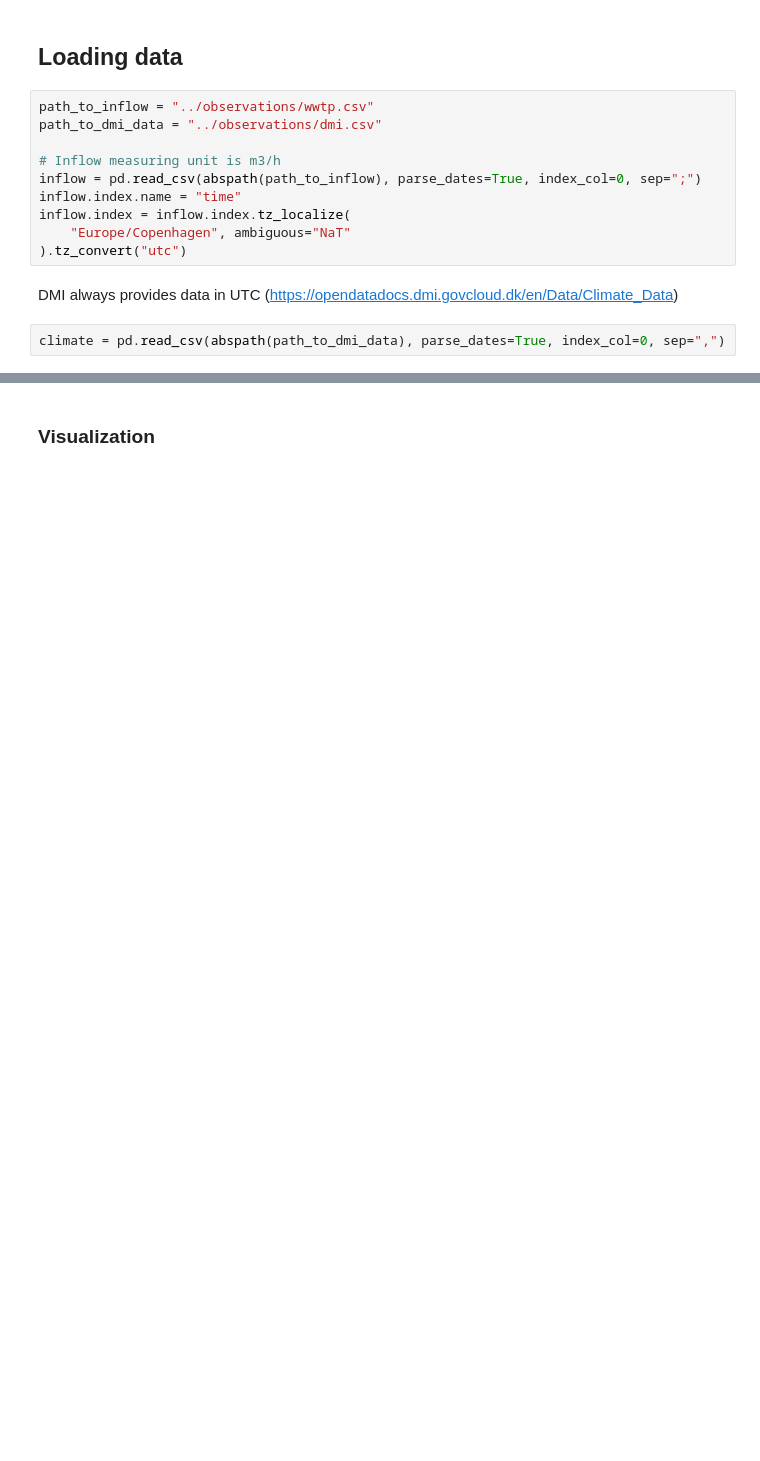
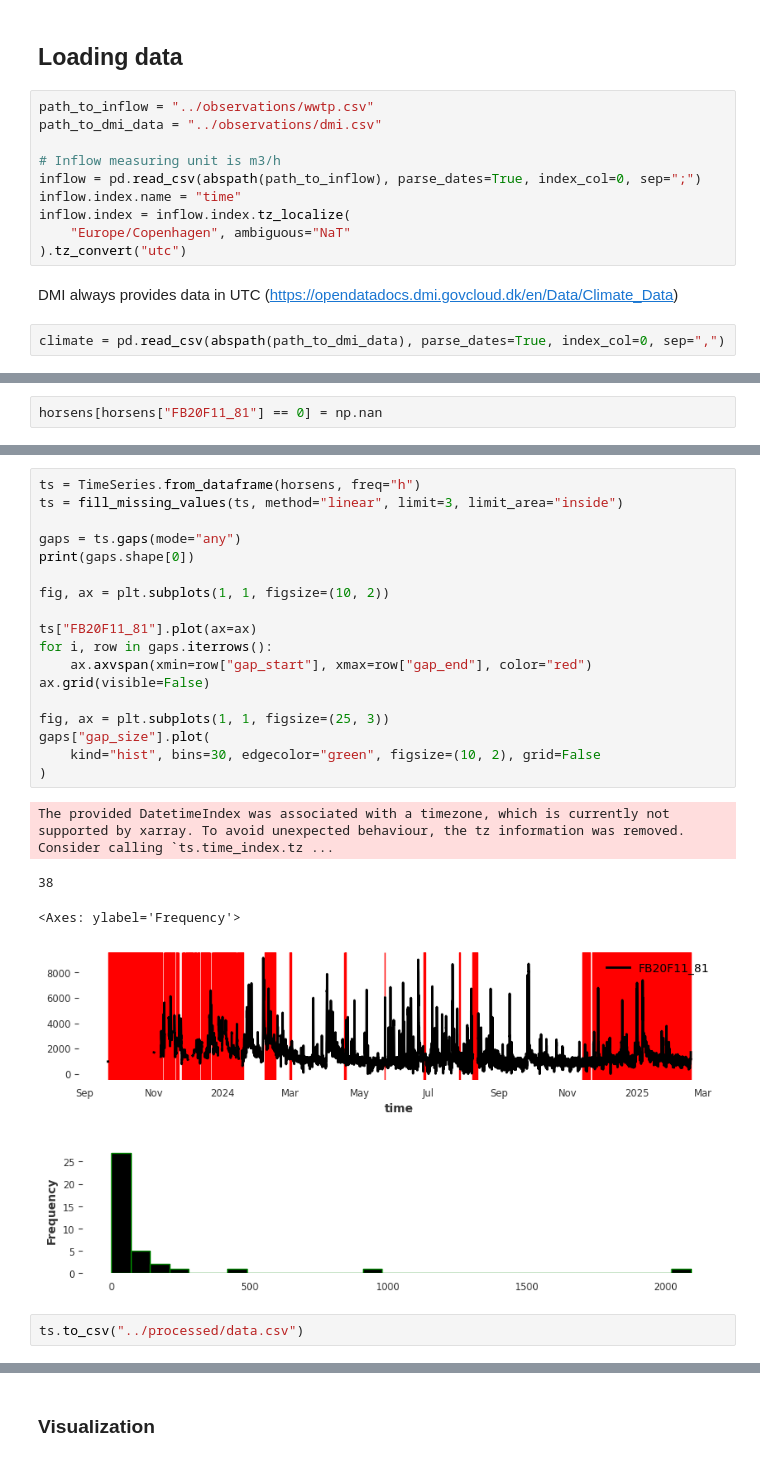
Before and after one commit to DHI/WaterBench-TimeSeries-WWTPINflow, a Jupyter notebook: code/overview.ipynb, the cells around one changed output, grey strips where cells are left out. Saved outputs shown, nothing was run; the diff lists cells and outputs as text; blank space fills up the shorter version.

```diff
--- a/code/overview.ipynb
+++ b/code/overview.ipynb
@@ -69,0 +80,2 @@ horsens.head()
+# %%
+horsens[horsens["FB20F11_81"] == 0] = np.nan
@@ -69,0 +119,26 @@ horsens.head()
+# %%
+ts = TimeSeries.from_dataframe(horsens, freq="h")
+ts = fill_missing_values(ts, method="linear", limit=3, limit_area="inside")
+
+gaps = ts.gaps(mode="any")
+print(gaps.shape[0])
+
+fig, ax = plt.subplots(1, 1, figsize=(10, 2))
+
+ts["FB20F11_81"].plot(ax=ax)
+for i, row in gaps.iterrows():
+    ax.axvspan(xmin=row["gap_start"], xmax=row["gap_end"], color="red")
+ax.grid(visible=False)
+
+fig, ax = plt.subplots(1, 1, figsize=(25, 3))
+gaps["gap_size"].plot(
+    kind="hist", bins=30, edgecolor="green", figsize=(10, 2), grid=False
+)
+# %% [output]
+The provided DatetimeIndex was associated with a timezone, which is currently not supported by xarray. To avoid unexpected behaviour, the tz information was removed. Consider calling `ts.time_index.tz ...
+38
+<Axes: ylabel='Frequency'>
+[figure, added]
+[figure, added]
+# %%
+ts.to_csv("../processed/data.csv")
```
Also changed, not shown: parts of 17 cells of this notebook, 2 other files.
